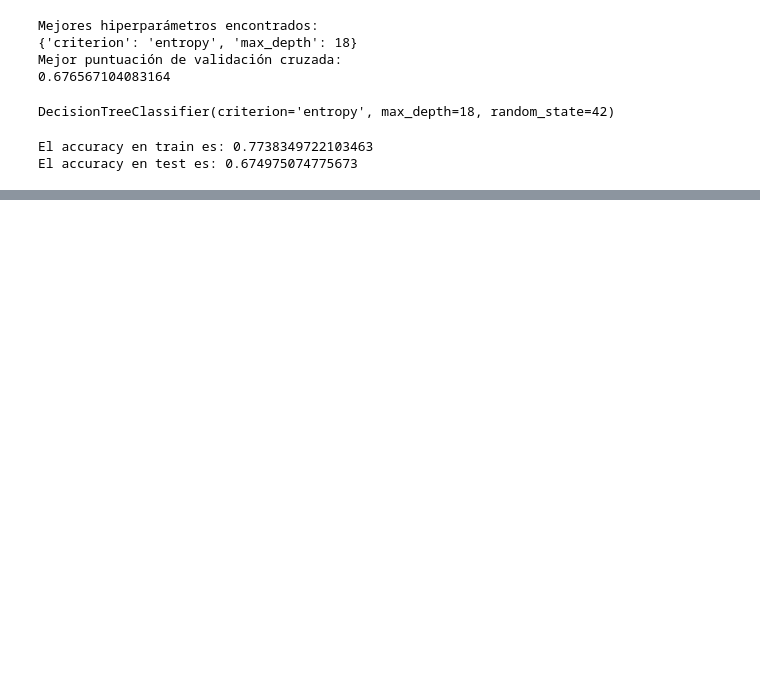
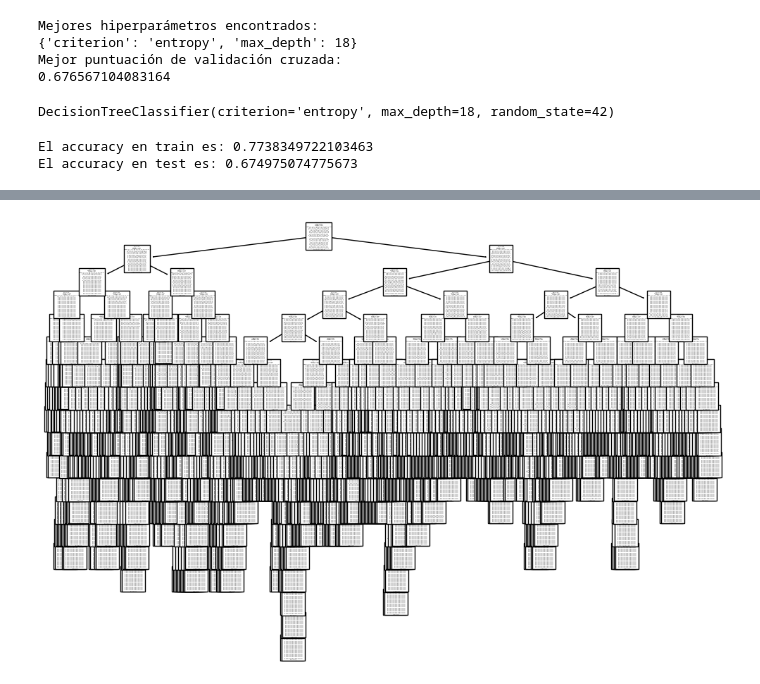
Before and after one commit to xavierzg/Salary_Data_Based_country_and_race, a Jupyter notebook: 5_arboles_de_decision.ipynb, the cells around one changed output, grey strips where cells are left out. Cells and saved outputs as stored; diff of their text form; code cells hidden in the pictures; blank space fills up the shorter version.

```diff
--- a/5_arboles_de_decision.ipynb
+++ b/5_arboles_de_decision.ipynb
@@ -50,3 +50,9 @@ print('El accuracy en test es:', accuracy_score(Y_test,y_test_pred))
 # %% [output]
 El accuracy en train es: 0.7738349722103463
 El accuracy en test es: 0.674975074775673
+# %%
+plt.figure(figsize = (12,8))
+from sklearn import tree
+
+tree.plot_tree(best_clf.fit(X_train, Y_train))
+# %% [output]
@@ -52,0 +76 @@ El accuracy en test es: 0.674975074775673
+[figure, added]
```
Also changed, not shown: parts of 1 cell of this notebook, 4 other files.
